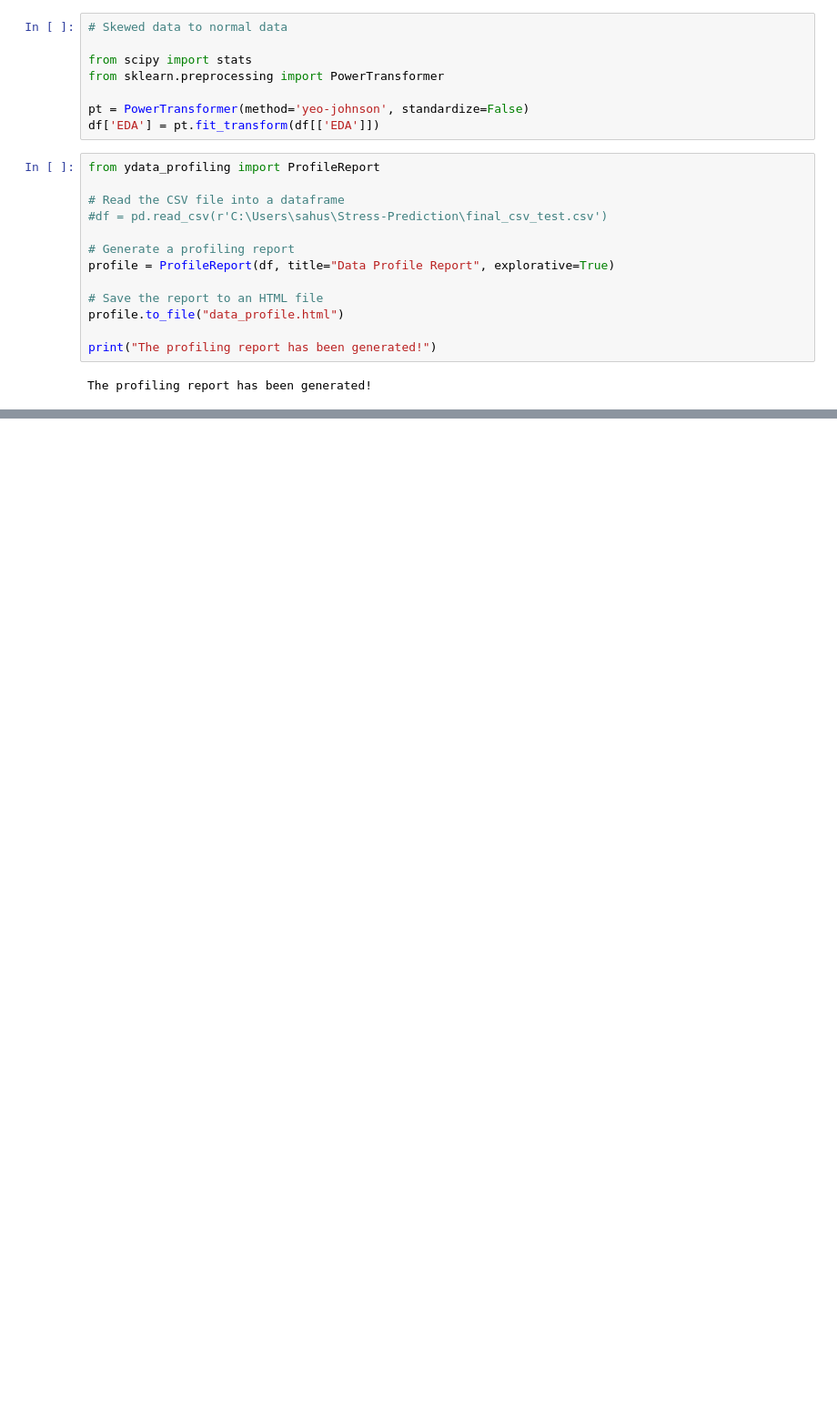
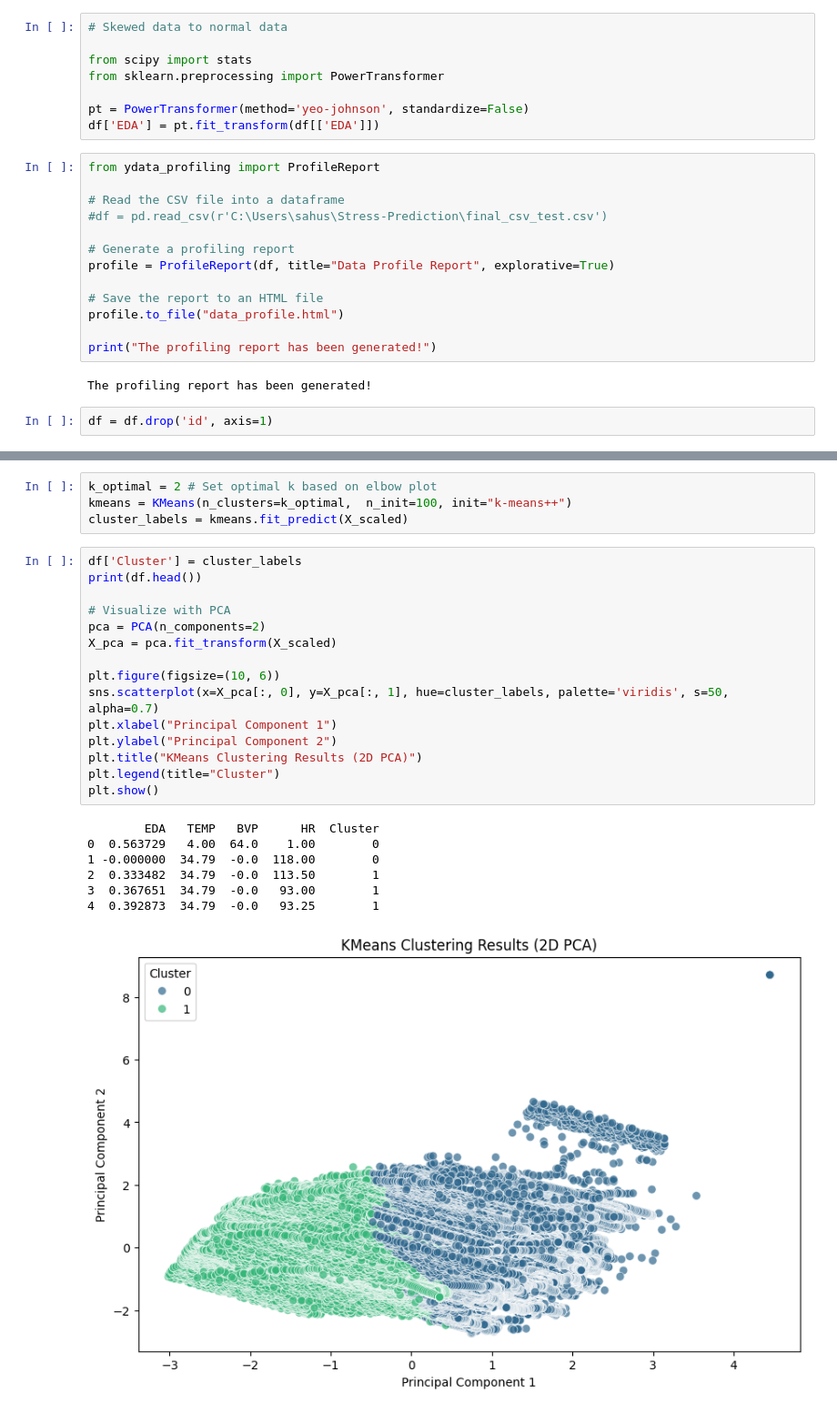
Before and after one commit to serpentile-c137/Stress-Prediction, a Jupyter notebook: EDA.ipynb, the cells around one changed output, grey strips where cells are left out. Shown at 91% size. Drawn from its saved outputs; the diff is of its cells as text; blank space fills up the shorter version.

Commit message:
clustering

```diff
--- a/EDA.ipynb
+++ b/EDA.ipynb
@@ -175,3 +175,5 @@ profile.to_file("data_profile.html")
 print("The profiling report has been generated!")
 # %% [output]
 The profiling report has been generated!
+# %%
+df = df.drop('id', axis=1)
@@ -177,0 +259,27 @@ The profiling report has been generated!
+# %%
+k_optimal = 2 # Set optimal k based on elbow plot
+kmeans = KMeans(n_clusters=k_optimal,  n_init=100, init="k-means++")
+cluster_labels = kmeans.fit_predict(X_scaled)
+# %%
+df['Cluster'] = cluster_labels
+print(df.head())
+
+# Visualize with PCA
+pca = PCA(n_components=2)
+X_pca = pca.fit_transform(X_scaled)
+
+plt.figure(figsize=(10, 6))
+sns.scatterplot(x=X_pca[:, 0], y=X_pca[:, 1], hue=cluster_labels, palette='viridis', s=50, alpha=0.7)
+plt.xlabel("Principal Component 1")
+plt.ylabel("Principal Component 2")
+plt.title("KMeans Clustering Results (2D PCA)")
+plt.legend(title="Cluster")
+plt.show()
+# %% [output]
+        EDA   TEMP   BVP      HR  Cluster
+0  0.563729   4.00  64.0    1.00        0
+1 -0.000000  34.79  -0.0  118.00        0
+2  0.333482  34.79  -0.0  113.50        1
+3  0.367651  34.79  -0.0   93.00        1
+4  0.392873  34.79  -0.0   93.25        1
+[figure, added]
```
Also changed, not shown: parts of 7 cells of this notebook, 2 other files.
